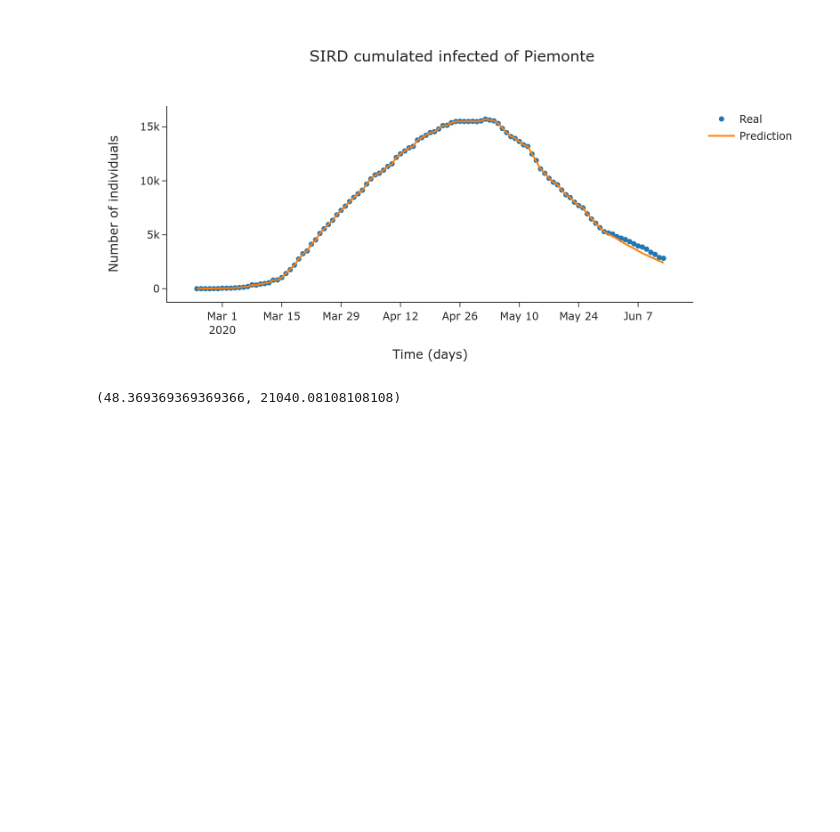
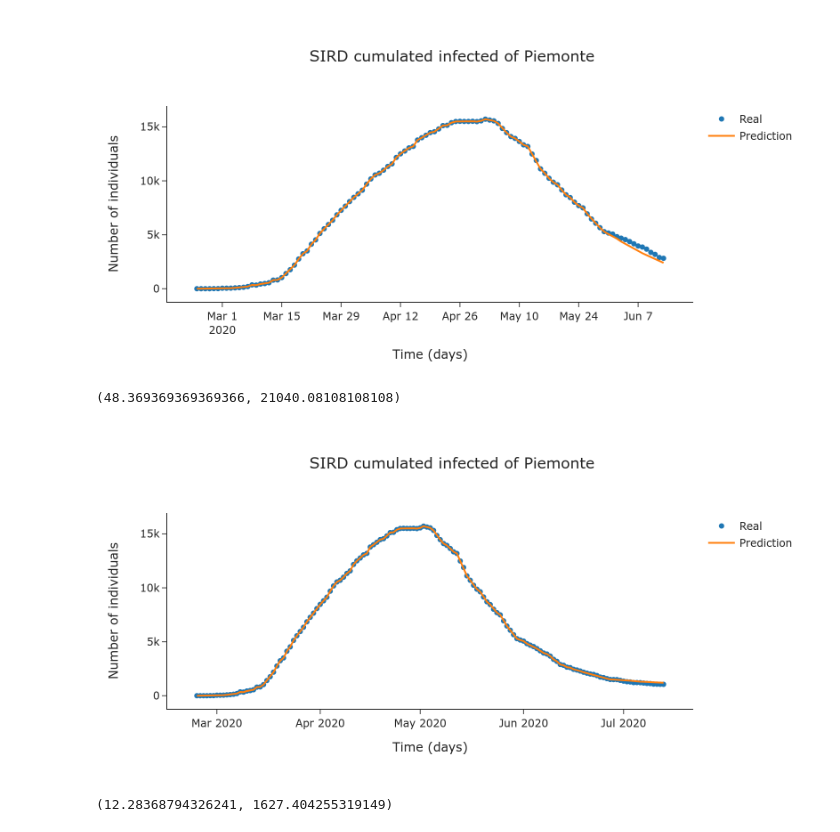
Before and after one commit to nicoloverardo/master-degree-thesis, a Jupyter notebook: notebooks/sird.ipynb, the cells around one changed output. Drawn from its saved outputs; the diff is of its cells as text; code cells hidden in the pictures; blank space fills up the shorter version.

```diff
--- a/notebooks/sird.ipynb
+++ b/notebooks/sird.ipynb
@@ -729,3 +731,32 @@ general_plot(t=real_df['data'],
 mean_absolute_error(real_df['totale_positivi'].values, filtered_df['totale_positivi'].values), mean_squared_error(real_df['totale_positivi'].values, filtered_df['totale_positivi'].values)
 # %% [output]
 (48.369369369369366, 21040.08108108108)
+# %%
+model = DeterministicSird(
+    data_df=dpc_regioni_df,
+    pop_prov_df=pop_prov_df,
+    prov_list_df=prov_list_df,
+    regione='Piemonte',
+    group_column='denominazione_regione',
+    data_column='data',
+    data_filter='20200630',
+    lag=7,
+    days_to_predict=14)
+# %%
+res = model.fit()
+# %%
+realdata = model.real_df
+# %%
+general_plot(t=realdata['data'],
+             title='SIRD cumulated infected of ' + 'Piemonte',
+             data=[realdata['totale_positivi'].values, res['totale_positivi'].values],
+             names=['Real', 'Prediction'],
+             modes=['markers', 'lines'],
+             blend_legend=False,
+             output_image=True)
+# %% [output]
+[figure, added]
+# %%
+mean_absolute_error(realdata['totale_positivi'].values, res['totale_positivi'].values), mean_squared_error(realdata['totale_positivi'].values, res['totale_positivi'].values)
+# %% [output]
+(12.28368794326241, 1627.404255319149)
```
Also changed, not shown: parts of 1 cell of this notebook, 1 other file.
